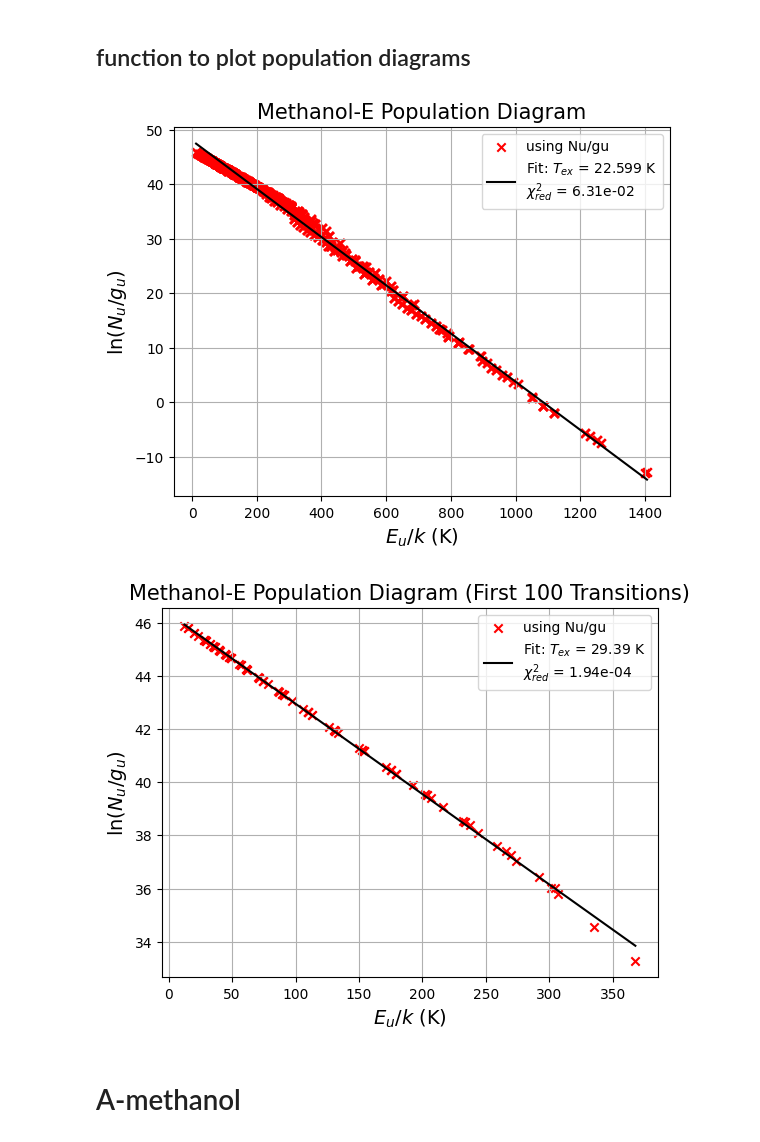
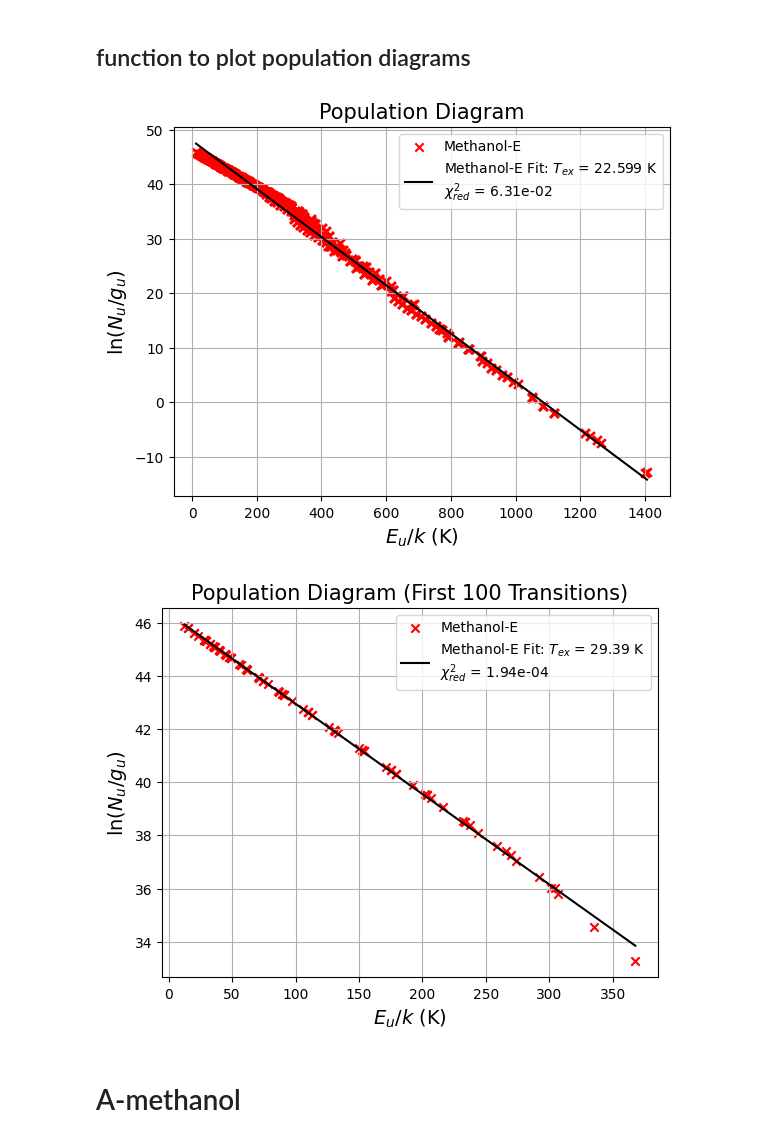
Before and after one commit to aleksej-rodano/phas0052_project, a Jupyter notebook: pythonradex_clean.ipynb, the cells around one changed output. Drawn from its saved outputs; the diff is of its cells as text; code cells hidden in the pictures.

Commit message:
modifications to plots

```diff
--- a/pythonradex_clean.ipynb
+++ b/pythonradex_clean.ipynb
@@ -1485,7 +1485,9 @@ y_values_metanol = np.log(NuCH3OH / gCH3OH)
 # %% [markdown]
 ## function to plot population diagrams
 # %%
-def plot_population_diagram(Eu1, Nu1, g1, Eu2=None, Nu2=None, g2=None, num_transitions=None, title="Population Diagram"):
+def plot_population_diagram(
+    Eu1, Nu1, g1, Eu2=None, Nu2=None, g2=None, num_transitions=None, title="Population Diagram", label1="Molecule 1", label2="Molecule 2"
+):
     """
     Plot the population diagram for one or two different molecules.
 
@@ -1507,6 +1509,10 @@ def plot_population_diagram(Eu1, Nu1, g1, Eu2=None, Nu2=None, g2=None, num_trans
         Number of transitions to include in the plot. If None, include all transitions.
     title : str, optional
         Title of the plot. Default is "Population Diagram".
+    label1 : str, optional
+        Label for the first molecule. Default is "Molecule 1".
+    label2 : str, optional
+        Label for the second molecule. Default is "Molecule 2".
     """
     if num_transitions is not None:
         Eu1 = Eu1[:num_transitions]
@@ -1524,9 +1530,9 @@ def plot_population_diagram(Eu1, Nu1, g1, Eu2=None, Nu2=None, g2=None, num_trans
 
     # Plot population diagram
     fig, ax = plt.subplots()
-    plt.scatter(Eu1, y_values1, marker="x", color="red", label="Molecule 1: using Nu/gu")
+    plt.scatter(Eu1, y_values1, marker="x", color="red", label=f"{label1}")
     if Eu2 is not None and Nu2 is not None and g2 is not None:
-        plt.scatter(Eu2, y_values2, marker="o", color="blue", label="Molecule 2: using Nu/gu")
+        plt.scatter(Eu2, y_values2, marker="^", color="blue", label=f"{label2}")
 
     plt.xlabel(r"$E_u/k$ (K)", fontsize=14)
     plt.ylabel(r"$\ln(N_u / g_u)$", fontsize=14)
@@ -1546,8 +1552,8 @@ def plot_population_diagram(Eu1, Nu1, g1, Eu2=None, Nu2=None, g2=None, num_trans
         x_fit1,
         y_fit_line1,
         linestyle="-",
-        color="red",
-        label=(f"Molecule 1 Fit: $T_{{ex}}$ = {T_ex1:.5g} K\n$\chi^2_{{red}}$ = {chi_squared_red1:.2e}"),
+        color="black",
+        label=(f"{label1} Fit: $T_{{ex}}$ = {T_ex1:.5g} K\n$\chi^2_{{red}}$ = {chi_squared_red1:.2e}"),
     )
 
     if Eu2 is not None and Nu2 is not None and g2 is not None:
@@ -1566,7 +1572,7 @@ def plot_population_diagram(Eu1, Nu1, g1, Eu2=None, Nu2=None, g2=None, num_trans
             y_fit_line2,
             linestyle="--",
             color="blue",
-            label=(f"Molecule 2 Fit: $T_{{ex}}$ = {T_ex2:.5g} K\n$\chi^2_{{red}}$ = {chi_squared_red2:.2e}"),
+            label=(f"{label2} Fit: $T_{{ex}}$ = {T_ex2:.5g} K\n$\chi^2_{{red}}$ = {chi_squared_red2:.2e}"),
         )
 
     plt.legend()
@@ -1574,14 +1580,18 @@ def plot_population_diagram(Eu1, Nu1, g1, Eu2=None, Nu2=None, g2=None, num_trans
     plt.show()
 # %%
 # plot the population diagram for methanol E
-plot_population_diagram(EuCH3OH, NuCH3OH, gCH3OH, title=f"Methanol-E Population Diagram")
+plot_population_diagram(EuCH3OH, NuCH3OH, gCH3OH, title=f"Population Diagram", label1="Methanol-E")
 # %% [output]
-[figure, old version]
+[figure, new version]
 # %%
+firstN_transitions = 100
+
 # plot the population diagram for methanol E with only the first 100 transitions
-plot_population_diagram(EuCH3OH, NuCH3OH, gCH3OH, num_transitions=100, title=f"Methanol-E Population Diagram (First 100 Transitions)")
+plot_population_diagram(
+    EuCH3OH, NuCH3OH, gCH3OH, num_transitions=firstN_transitions, title=f"Population Diagram (First 100 Transitions)", label1="Methanol-E"
+)
 # %% [output]
-[figure, old version]
+[figure, new version]
 # %% [markdown]
 # A-methanol
 # %%
```
Also changed, not shown: parts of 6 cells of this notebook.
